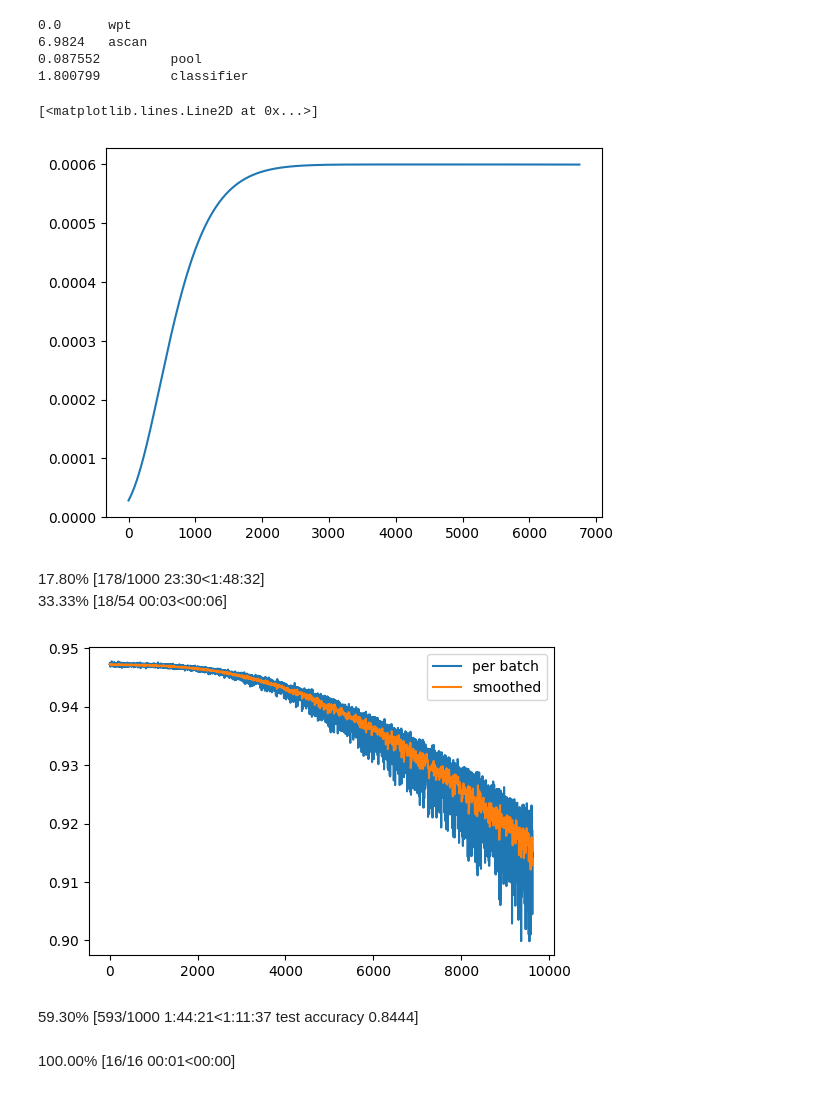
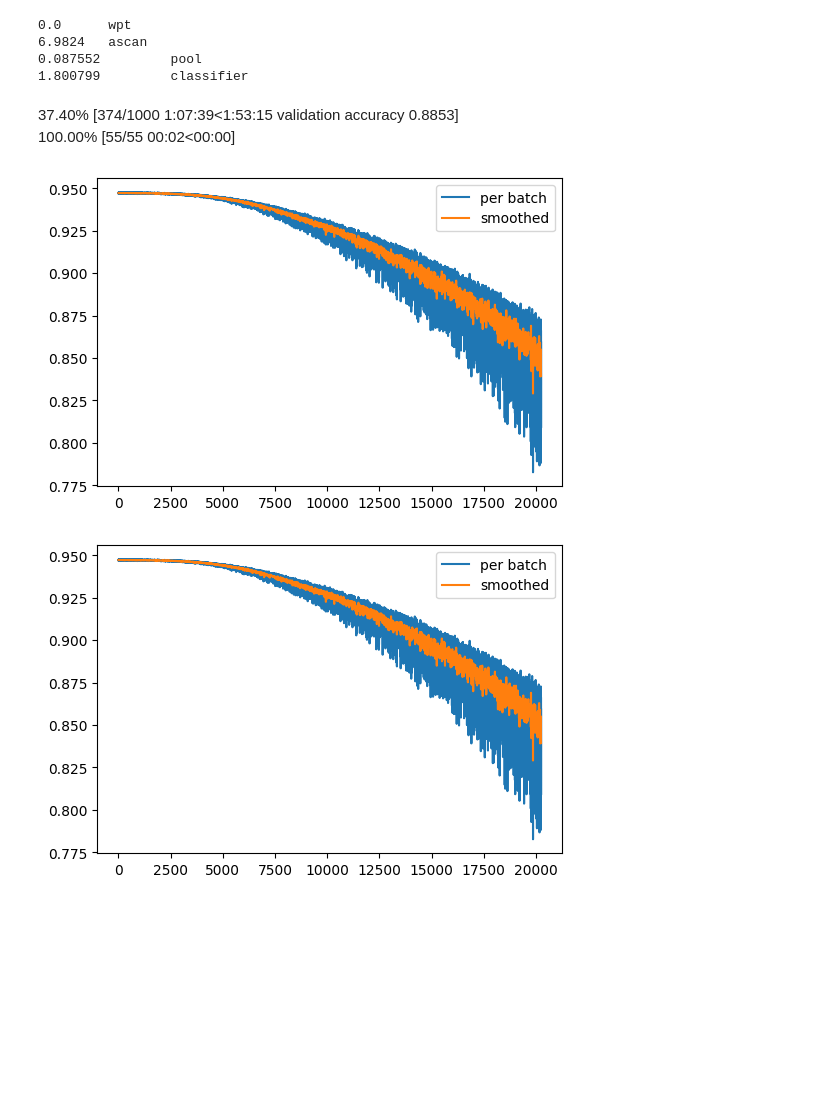
Before and after one commit to danjacobellis/tft, a Jupyter notebook: train/diet/dermamnist_diet_pretrain.ipynb, the cells around one changed output. Drawn from its saved outputs; the diff is of its cells as text; code cells hidden in the pictures; blank space fills up the shorter version.

```diff
--- a/train/diet/dermamnist_diet_pretrain.ipynb
+++ b/train/diet/dermamnist_diet_pretrain.ipynb
@@ -41,7 +41,7 @@ config.weight_decay = 0.
 config.num_workers = 12
 config.image_size = 272
 config.crop_size = 256
-config.target_acc = 0.96
+config.target_acc = 0.85
 config.N_median = 15
 
 # model config
@@ -130,19 +130,16 @@ schedule = torch.optim.lr_scheduler.LambdaLR(
     lr_lambda = lambda i_step: EmPL_sched(i_step, config),
 )
 # %%
-learning_rates = [optimizer.param_groups[0]['lr']]
-i_step = 0
-for i_epoch in range(config.epochs):
-    for i_batch in range(config.steps_per_epoch):
-        if (i_step+1) % config.plot_update == 0:
-            schedule.step()
-            learning_rates.append(optimizer.param_groups[0]['lr'])
-        i_step+=1
-import matplotlib.pyplot as plt
-plt.plot(learning_rates)
+# learning_rates = [optimizer.param_groups[0]['lr']]
+# i_step = 0
+# for i_epoch in range(config.epochs):
+#     for i_batch in range(config.steps_per_epoch):
+#         if (i_step+1) % config.plot_update == 0:
+#             schedule.step()
+#             learning_rates.append(optimizer.param_groups[0]['lr'])
+#         i_step+=1
+# import matplotlib.pyplot as plt
+# plt.plot(learning_rates)
-# %% [output]
-[<matplotlib.lines.Line2D at 0x...>]
-[figure, removed]
 # %%
 mb = master_bar(range(config.epochs))
 mb.names = ['per batch','smoothed']
@@ -222,49 +219,47 @@ for i_epoch in mb:
     # data_loader_test = torch.utils.data.DataLoader(
     #     dataset['test'],
     #     batch_size=config.batch_size,
     #     shuffle=False,
     #     num_workers=config.num_workers,
     #     drop_last=False,
     #     pin_memory=True,
     #     collate_fn=valid_collate_fn
     # )
     # pb_test = progress_bar(data_loader_test, parent=mb)
     # for i_batch, (x, y) in enumerate(pb_test):
     #     y = y.to(torch.long).to(device)
     #     x = x.to(device).to(torch.float)/255
     #     with torch.no_grad():
     #         logits = model(x-0.5)
     #     test_acc[i_epoch] += torch.sum(logits.argmax(dim=1) == y).item()
     # test_acc[i_epoch] /= dataset['test'].num_rows
     # mb.main_bar.comment = f'test accuracy {test_acc[i_epoch]:.4g}'
 
     torch.save({
         'i_epoch': i_epoch,
         'learning_rates': learning_rates,
         'smoothed_y': smoothed_y,
         'valid_acc': valid_acc,
         # 'test_acc': test_acc,
         'config': config,
         'model_state_dict': model.state_dict(),
     }, f"log_{device}.pth")
 
-    # if valid_acc[-1]>config.target_acc:
-    #     torch.save({
-    #         'model_state_dict': model.state_dict(),
-    #     }, f"w{i_epoch}_{device}.pth")
-    #     i_ckpt += 1
-    #     if i_ckpt>=config.N_median:
-    #         break
+    if valid_acc[-1]>config.target_acc:
+        torch.save({
+            'model_state_dict': model.state_dict(),
+        }, f"w{i_epoch}_{device}.pth")
+        i_ckpt += 1
+        if i_ckpt>=config.N_median:
+            break
 # %% [output]
-17.80% [178/1000 23:30<1:48:32]
-33.33% [18/54 00:03<00:06]
+37.40% [374/1000 1:07:39<1:53:15 validation accuracy 0.8853]
+100.00% [55/55 00:02<00:00]
-[figure, old version]
+[figure, new version]
+[figure, added]
 # %%
 display(HTML(mb.main_bar.progress))
 display(HTML(mb.child.progress))
-# %% [output]
-59.30% [593/1000 1:44:21<1:11:37 test accuracy 0.8444]
-100.00% [16/16 00:01<00:00]
 # %%
 plt.plot(valid_acc)
 plt.plot(test_acc)
```
Also changed, not shown: parts of 7 cells of this notebook.
